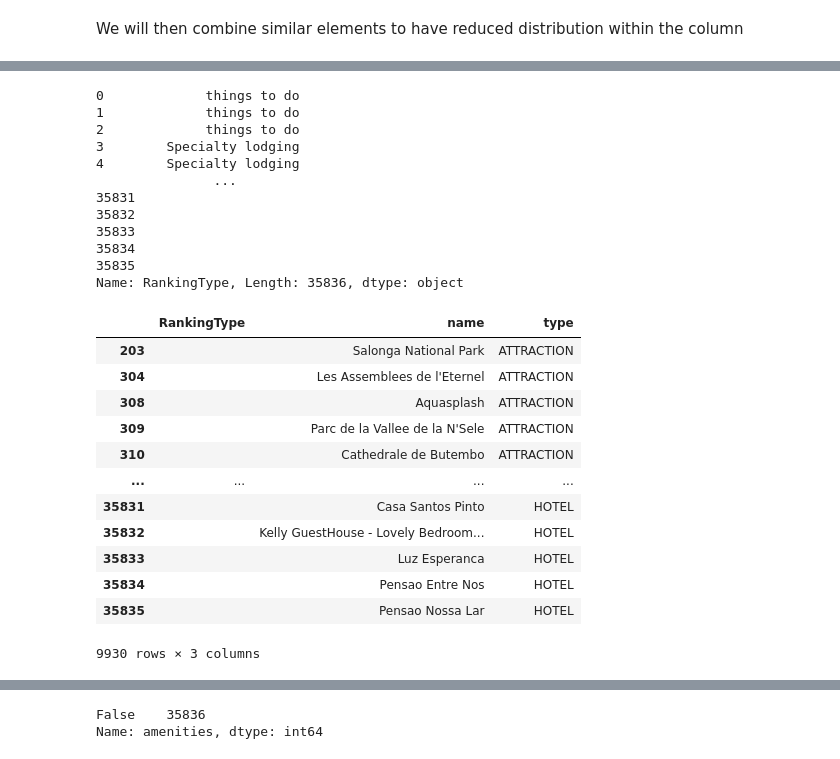
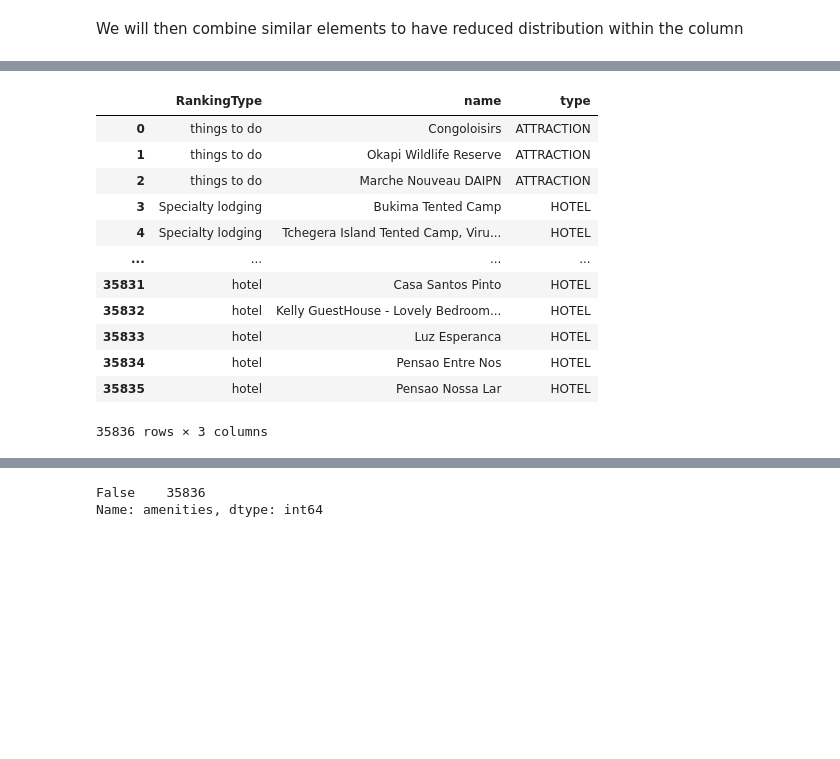
Before and after one commit to R3TR0Quan/travel-destination-recommendation-sys, a Jupyter notebook: misc_notebooks/ian.ipynb, the cells around one changed output, grey strips where cells are left out. Cells and saved outputs as stored; diff of their text form; code cells hidden in the pictures; blank space fills up the shorter version.

```diff
--- a/misc_notebooks/ian.ipynb
+++ b/misc_notebooks/ian.ipynb
@@ -269,0 +332,13 @@ df['RankingType'] = df['RankingType'].replace(mappings)
+# %%
+# Fill missing values based on location and ranking type
+df['Numerator'] = df.groupby(['Location', 'RankingType'])['Numerator'].apply(lambda x: x.ffill().bfill())
+
+# Fill missing values in other columns with empty strings
+df[['Denominator', 'Location']] = df[['Denominator', 'Location']].fillna('')
+
+# Iterate over each row to update the denominator column
+for index, row in df.iterrows():
+    location = row['Location']
+    ranking_type = row['RankingType']
+    denominator_total = df[(df['Location'] == location) & (df['RankingType'] == ranking_type)]['Denominator'].sum()
+    df.loc[index, 'Denominator'] = str(denominator_total)
@@ -286,33 +362,20 @@ df
 # %%
-df.RankingType
+df[['RankingType', 'name', 'type']]
 # %% [output]
+|  | RankingType | name | type |
+| 0 | things to do | Congoloisirs | ATTRACTION |
+| 1 | things to do | Okapi Wildlife Reserve | ATTRACTION |
+| 2 | things to do | Marche Nouveau DAIPN | ATTRACTION |
+| 3 | Specialty lodging | Bukima Tented Camp | HOTEL |
+| 4 | Specialty lodging | Tchegera Island Tented Camp, Viru... | HOTEL |
+| ... | ... | ... | ... |
+| 35831 | hotel | Casa Santos Pinto | HOTEL |
+| 35832 | hotel | Kelly GuestHouse - Lovely Bedroom... | HOTEL |
+| 35833 | hotel | Luz Esperanca | HOTEL |
+| 35834 | hotel | Pensao Entre Nos | HOTEL |
+| 35835 | hotel | Pensao Nossa Lar | HOTEL |
-0             things to do
-1             things to do
-2             things to do
-3        Specialty lodging
-4        Specialty lodging
-               ...
-35831
-35832
-35833
-35834
-35835
-Name: RankingType, Length: 35836, dtype: object
+35836 rows × 3 columns
 # %%
-empty_rows = df[df['RankingType'].isnull() | df['RankingType'].eq('')]
-empty_rows[['RankingType', 'name', 'type']]
+#empty_rows = df[df['RankingType'].isnull() | df['RankingType'].eq('')]
+#empty_rows[['RankingType', 'name', 'type']]
-# %% [output]
-|  | RankingType | name | type |
-| 203 |  | Salonga National Park | ATTRACTION |
-| 304 |  | Les Assemblees de l'Eternel | ATTRACTION |
-| 308 |  | Aquasplash | ATTRACTION |
-| 309 |  | Parc de la Vallee de la N'Sele | ATTRACTION |
-| 310 |  | Cathedrale de Butembo | ATTRACTION |
-| ... | ... | ... | ... |
-| 35831 |  | Casa Santos Pinto | HOTEL |
-| 35832 |  | Kelly GuestHouse - Lovely Bedroom... | HOTEL |
-| 35833 |  | Luz Esperanca | HOTEL |
-| 35834 |  | Pensao Entre Nos | HOTEL |
-| 35835 |  | Pensao Nossa Lar | HOTEL |
-9930 rows × 3 columns
 # %%
```
Also changed, not shown: parts of 25 cells of this notebook.
